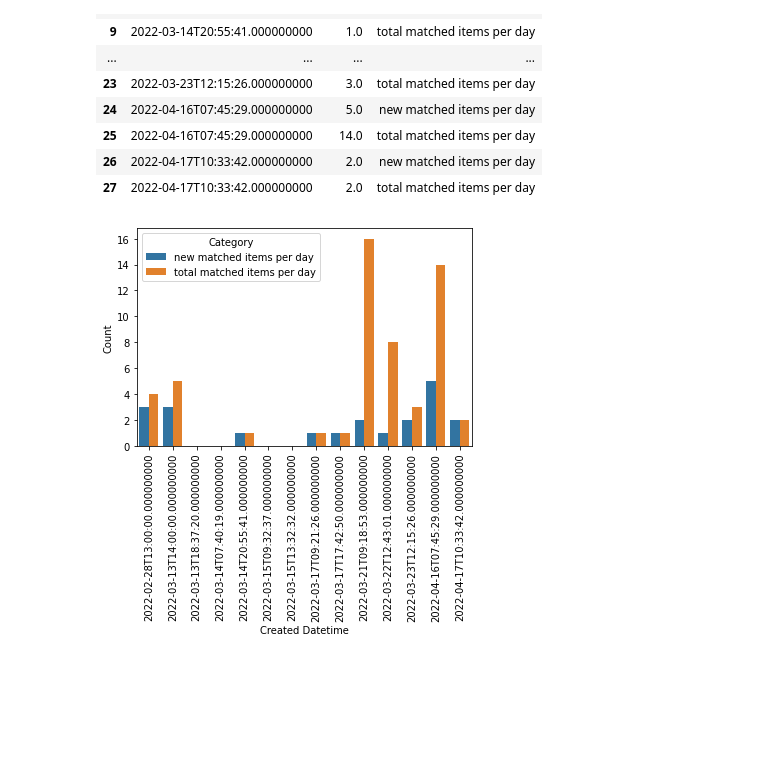
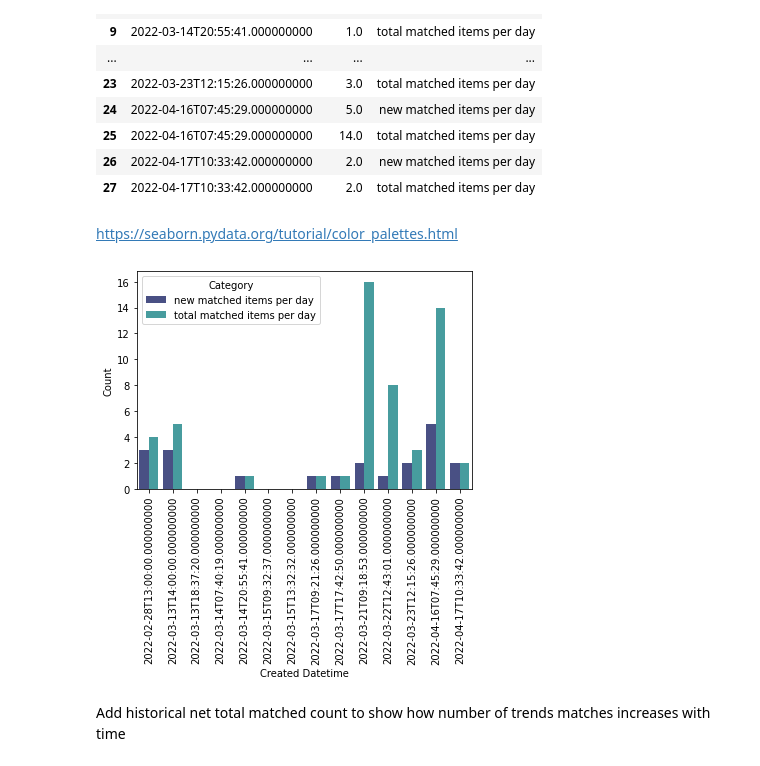
Before and after one commit to dinuka-rp/nerdy-panda, a Jupyter notebook: Prototype/RecSys/Trends_Content_based_NFT_Recommender_System.ipynb, the cells around one changed output. Saved outputs shown, nothing was run; the diff lists cells and outputs as text; code cells hidden in the pictures; blank space fills up the shorter version.

```diff
--- a/Prototype/RecSys/Trends_Content_based_NFT_Recommender_System.ipynb
+++ b/Prototype/RecSys/Trends_Content_based_NFT_Recommender_System.ipynb
@@ -603,0 +619,20 @@ top_trending_nfts_df.shape[0]
+# %%
+all_trends_df = pd.DataFrame(twitter_trends)
+unique_created_dt64s = all_trends_df['created_datetime'].unique()
+# pp.pprint(unique_created_dt64s)
+
+# unique_created_dates = []
+
+# convert all to python datetime's date
+# for dt64 in unique_created_dt64s:
+#   ts = pd.Timestamp(dt64)
+#   unique_created_dates.append(ts.to_pydatetime().date())
+
+# pp.pprint(unique_created_dates)
+
+
+# for each trend,
+# get_date_diff() date of trend, current trend date (only try to calculate for dates from the date of the trend)
+
+# for index, row in all_trends_df:
+#   created_datetime = row['created_datetime']
@@ -603,0 +642,4 @@ top_trending_nfts_df.shape[0]
+# %%
+heatmap_df = top_trending_nfts_df.copy()
+heatmap_df.drop(columns = ['All_key_words_list', 'All_key_words_str', 'trend_score', 'matched_trends'], inplace = True)
+# heatmap_df.head()
@@ -669,12 +840,12 @@ unique_created_datetimes = all_trends_df['created_datetime'].unique()
 # print(unique_created_datetimes)
 
 # then filter each created_time to get number of records (trends_count) per datetime
-for datetime in unique_created_datetimes:
-  trends_df = all_trends_df[all_trends_df['created_datetime'] == datetime]
+for dt in unique_created_datetimes:
+  trends_df = all_trends_df[all_trends_df['created_datetime'] == dt]
   # print(trends_df.values.tolist())
-  trends_per_datetime[str(datetime)] = trends_df.values.tolist()
+  trends_per_datetime[str(dt)] = trends_df.values.tolist()
   val_eval_trends_count_dict = {'trend_count': len(trends_df.values.tolist())}
-  eval_trends_count_dict[str(datetime)] = val_eval_trends_count_dict
+  eval_trends_count_dict[str(dt)] = val_eval_trends_count_dict
 
 pp.pprint(eval_trends_count_dict)
 # %% [output]
@@ -706,9 +877,9 @@ for index, row in trending_df.iterrows():
     # print(filtered_trends_df.head())
 
     # get created_datetime of matched_trend
-    datetime = str(filtered_trends_df.iloc[0]['created_datetime'].to_numpy()) # https://pandas.pydata.org/docs/reference/api/pandas.Timestamp.to_numpy.html
+    dt = str(filtered_trends_df.iloc[0]['created_datetime'].to_numpy()) # https://pandas.pydata.org/docs/reference/api/pandas.Timestamp.to_numpy.html
 
-    updated_eval_value_dict = eval_trends_count_dict[datetime]
+    updated_eval_value_dict = eval_trends_count_dict[dt]
 
     total_matched_items_count = updated_eval_value_dict.get('total_matched_items_count')
 
@@ -728,7 +899,7 @@ for index, row in trending_df.iterrows():
       matched_trends_set.add(matched_trend)
 
     # update eval_trends_count_dict for each created_datetime
-    eval_trends_count_dict[datetime] = updated_eval_value_dict
+    eval_trends_count_dict[dt] = updated_eval_value_dict
 
 pp.pprint(eval_trends_count_dict)
 # %% [output]
@@ -901,10 +1066,14 @@ eval_df2
 | 25 | 2022-04-16T07:45:29.000000000 | 14.0 | total matched items per day |
 | 26 | 2022-04-17T10:33:42.000000000 | 2.0 | new matched items per day |
 | 27 | 2022-04-17T10:33:42.000000000 | 2.0 | total matched items per day |
+# %% [markdown]
+https://seaborn.pydata.org/tutorial/color_palettes.html
 # %%
 #create grouped bar chart
-sns.barplot(x='Created Datetime', y='Count', hue='Category', data=eval_df2)
+sns.barplot(x='Created Datetime', y='Count', hue='Category', data=eval_df2, palette='mako')
 plt.xticks(rotation=90)
 plt.show()
 # %% [output]
-[figure, old version]
+[figure, new version]
+# %% [markdown]
+Add historical net total matched count to show how number of trends matches increases with time
```
Also changed, not shown: parts of 37 cells of this notebook.
